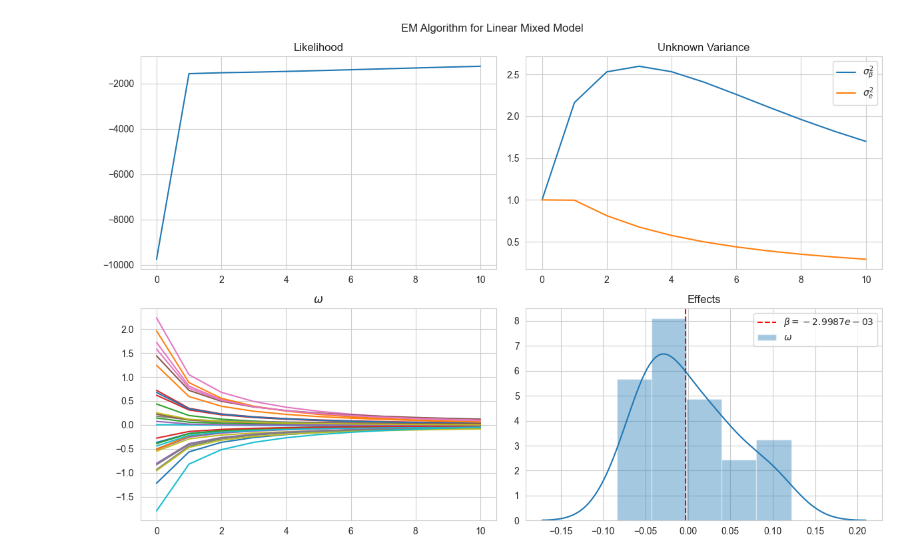
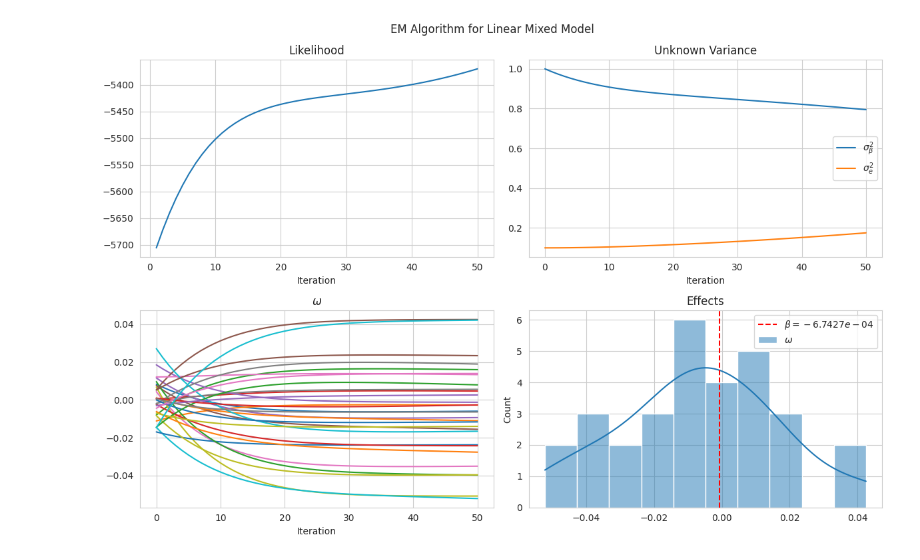
Before and after one commit to LucaJiang/Mixed-Effect-Model-Numerical-Algorithm, a Jupyter notebook: em_result.ipynb, the cells around one changed output. Cells and saved outputs as stored; diff of their text form; code cells hidden in the pictures.

Commit message:
test em with iter50, TODO: Aitken acceleration, numba

```diff
--- a/em_result.ipynb
+++ b/em_result.ipynb
@@ -1,5 +11,6 @@
 # %%
 from lmm_em import *
+import time
 # load data
 data_name = 'XYZ_MoM'
 data = pd.read_table('data/'+data_name+'.txt', sep='\t', header=0).values
@@ -7,8 +18,11 @@ y = data[:, 0].reshape(-1, 1)
 Z = data[:, 1:31]
 X = data[:, 31:]
 
+start_time = time.time()
 # run EM algorithm
-likelihood_list, omega_list, sigma_beta2_list, sigma_e2_list, beta_post_mean = lmm_em(y, X, Z, max_iter=20)
+likelihood_list, omega_list, sigma_beta2_list, sigma_e2_list, beta_post_mean = lmm_em(y, X, Z, max_iter=50)
+end_time = time.time()
+print('Run time: ', end_time - start_time, 's')
 
 # run EM algorithm with limited data
 # MAX_LENGTH = 200
@@ -20,32 +51,33 @@ iter: 10, likelihood: -1.2397e+03
 # %%
 # subplot
 fig, axes = plt.subplots(2, 2, figsize=(12, 8))
-axes[0, 0].plot(likelihood_list)
+# omit the first point
+axes[0, 0].plot(range(1, len(likelihood_list)), likelihood_list[1:])
 axes[0, 0].set_xlabel('Iteration')
 axes[0, 0].set_title('Likelihood')
 
 axes[0, 1].plot(sigma_beta2_list, label=r'$\sigma_\beta^2$')
 axes[0, 1].plot(sigma_e2_list, label=r'$\sigma_e^2$')
 axes[0, 1].set_xlabel('Iteration')
 axes[0, 1].set_title('Unknown Variance')
 axes[0, 1].legend()
 
 axes[1, 0].plot(omega_list.T)
 axes[1, 0].set_xlabel('Iteration')
 axes[1, 0].set_title(r'$\omega$')
 
 # hist
-sns.distplot(omega_list[:, -1], ax=axes[1, 1], label=r'$\omega$')
+sns.histplot(omega_list[:, -1], kde=True, bins=10, ax=axes[1, 1], label=r'$\omega$')
 axes[1, 1].axvline(beta_post_mean,
             color='r',
             linestyle='--',
             label=rf'$\beta={beta_post_mean:.4e}$')
 axes[1, 1].set_title('Effects')
 axes[1, 1].legend()
 
 plt.suptitle('EM Algorithm for Linear Mixed Model')
 plt.tight_layout()
 plt.savefig('img/lmm_em'+data_name+'.png')
 plt.show()
 # %% [output]
-[figure, old version]
+[figure, new version]
```
Also changed, not shown: parts of 3 cells of this notebook, 6 other files.
